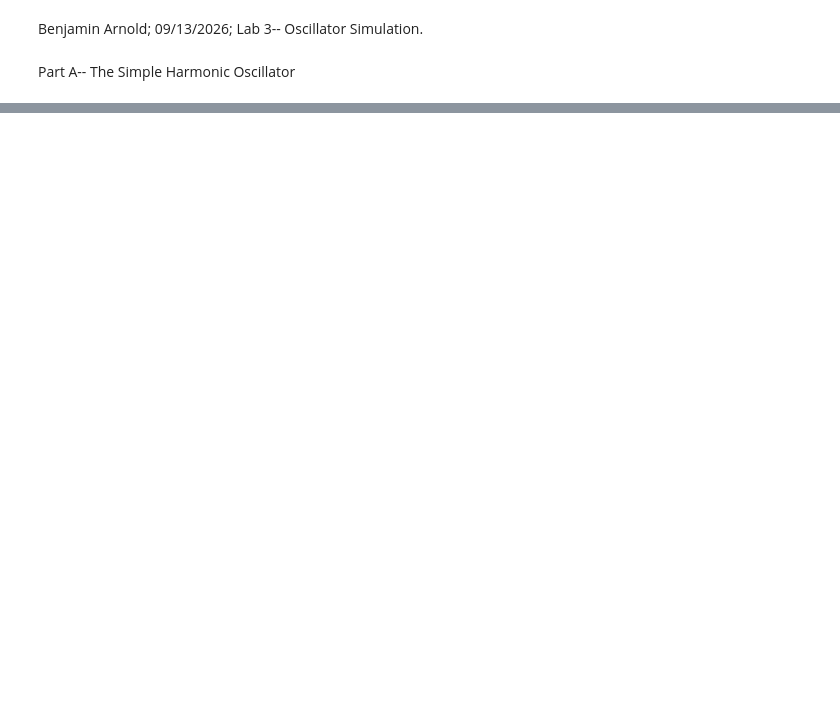
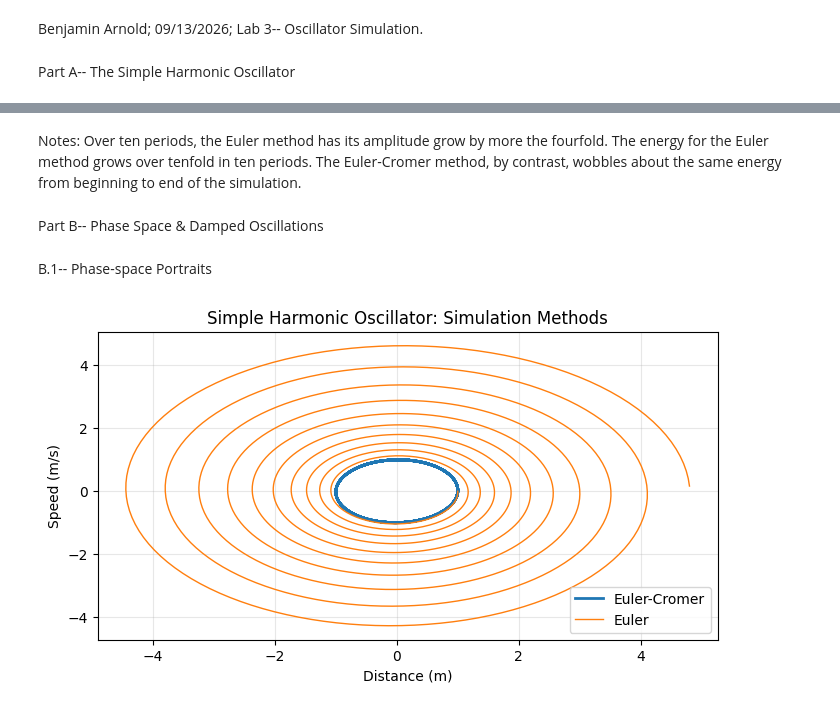
Before and after one commit to barnol-lee/phys311, a Jupyter notebook: Labs/Lab03/lab03_oscillator.ipynb, the cells around one changed output, grey strips where cells are left out. Drawn from its saved outputs; the diff is of its cells as text; code cells hidden in the pictures; blank space fills up the shorter version.

```diff
--- a/Labs/Lab03/lab03_oscillator.ipynb
+++ b/Labs/Lab03/lab03_oscillator.ipynb
@@ -71,0 +87,21 @@ plt.show()
+# %% [markdown]
+Notes: Over ten periods, the Euler method has its amplitude grow by more the fourfold. The energy for the Euler method grows over tenfold in ten periods. The Euler-Cromer method, by contrast, wobbles about the same energy from beginning to end of the simulation.
+# %% [markdown]
+Part B-- Phase Space & Damped Oscillations
+# %% [markdown]
+B.1-- Phase-space Portraits
+# %%
+t1,x1,v1,E1=simulate_sho(1,0.05,10)
+t,x,v,E=simulate_sho(0,0.05,10)
+
+plt.figure(figsize=(8, 4))
+plt.plot(x1, v1, linewidth=2, label='Euler-Cromer')
+plt.plot(x, v, linewidth=1, label='Euler')
+plt.xlabel('Distance (m)')
+plt.ylabel('Speed (m/s)')
+plt.title('Simple Harmonic Oscillator: Simulation Methods')
+plt.grid(True, alpha=0.3)
+plt.legend()
+plt.show()
+# %% [output]
+[figure, added]
```
Also changed, not shown: parts of 7 cells of this notebook.
